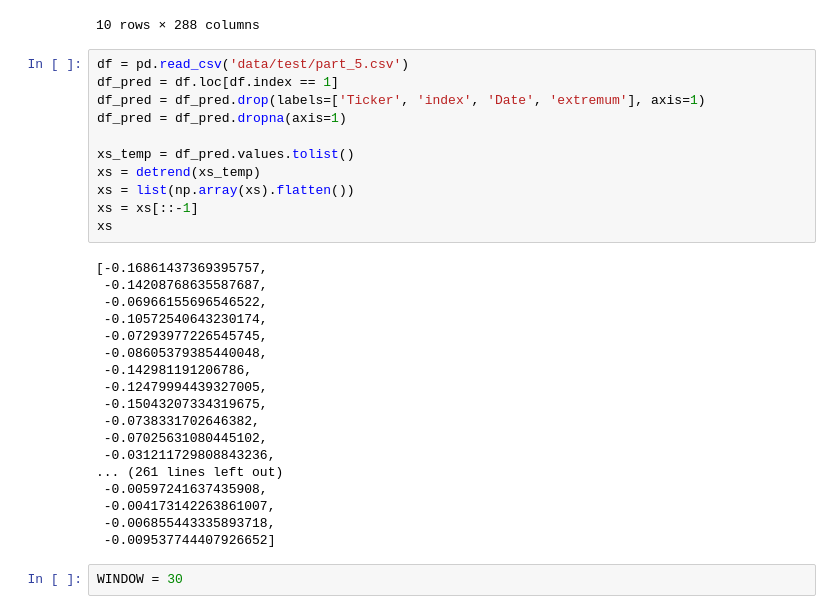
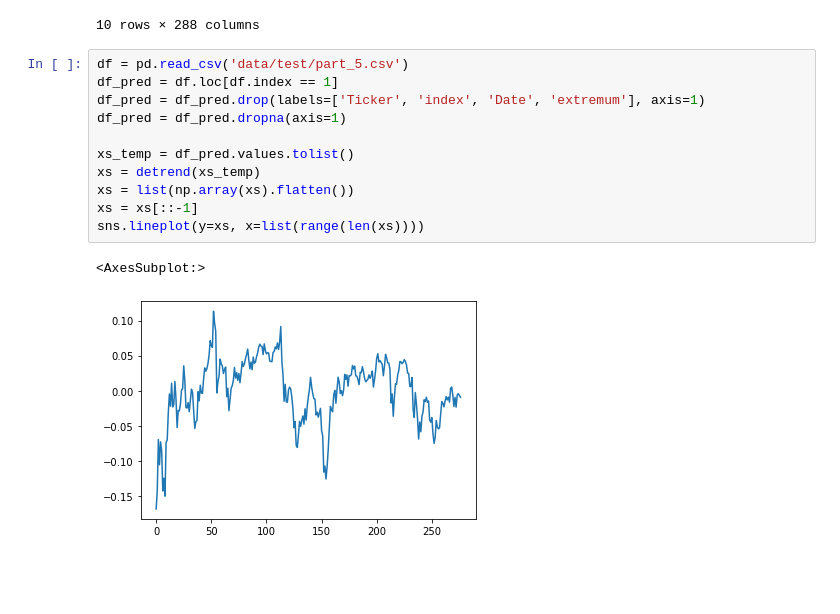
Before and after one commit to BorovTech/Timeseries_project, a Jupyter notebook: Prediction_function.ipynb, the cells around one changed output. Cells and saved outputs as stored; diff of their text form; blank space fills up the shorter version.

```diff
--- a/Prediction_function.ipynb
+++ b/Prediction_function.ipynb
@@ -234,32 +242,15 @@ df.head(10)
 # %%
 df = pd.read_csv('data/test/part_5.csv')
 df_pred = df.loc[df.index == 1]
 df_pred = df_pred.drop(labels=['Ticker', 'index', 'Date', 'extremum'], axis=1)
 df_pred = df_pred.dropna(axis=1)
 
 xs_temp = df_pred.values.tolist()
 xs = detrend(xs_temp)
 xs = list(np.array(xs).flatten())
 xs = xs[::-1]
-xs
+sns.lineplot(y=xs, x=list(range(len(xs))))
 # %% [output]
-[-0.16861437369395757,
- -0.14208768635587687,
- -0.06966155696546522,
- -0.10572540643230174,
- -0.07293977226545745,
- -0.08605379385440048,
- -0.142981191206786,
- -0.12479994439327005,
- -0.15043207334319675,
- -0.0738331702646382,
- -0.07025631080445102,
- -0.031211729808843236,
-... (261 lines left out)
- -0.00597241637435908,
- -0.004173142263861007,
- -0.006855443335893718,
- -0.009537744407926652]
+<AxesSubplot:>
+[figure, added]
-# %%
-WINDOW = 30
 # %%
```
Also changed, not shown: parts of 8 cells of this notebook.
